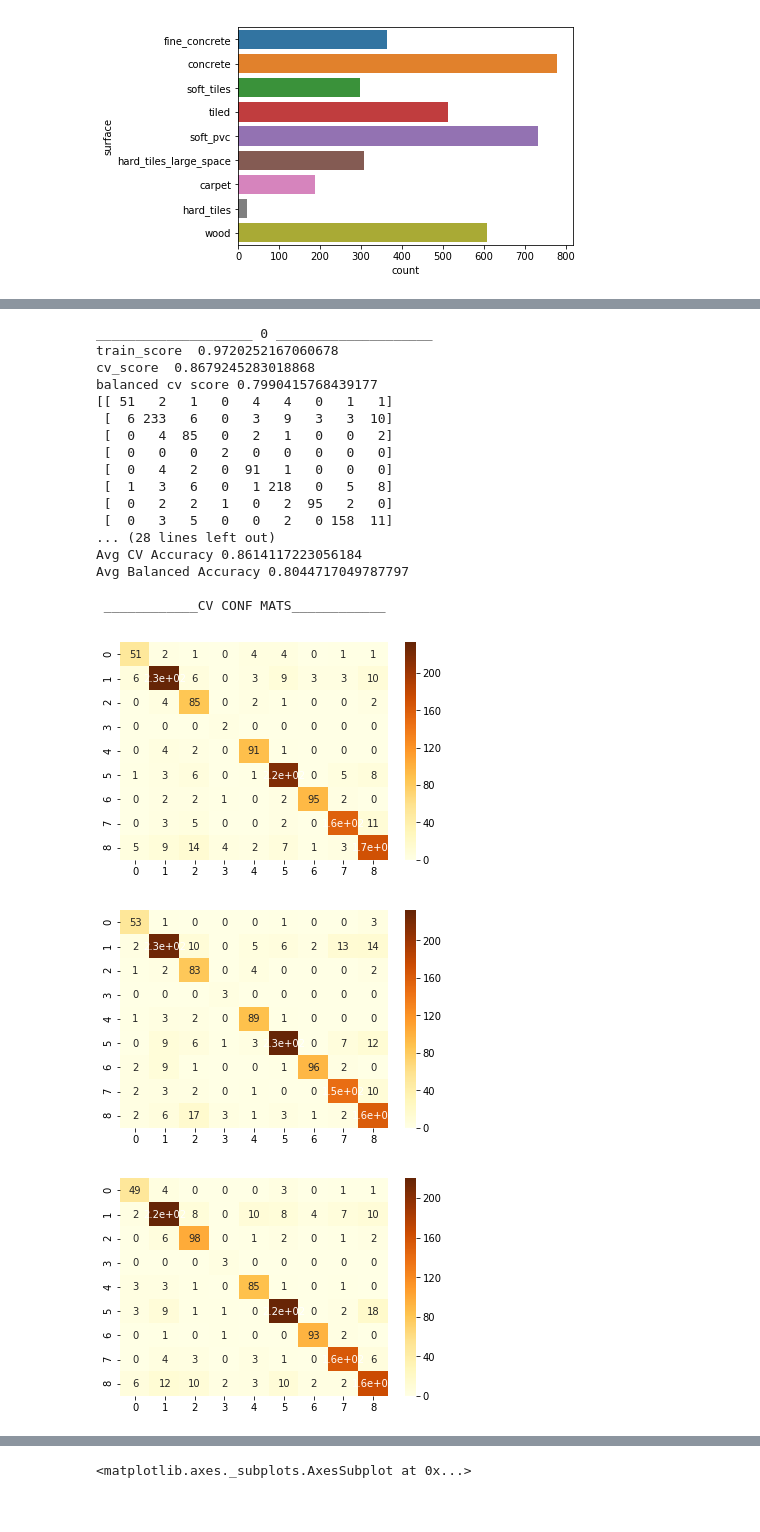
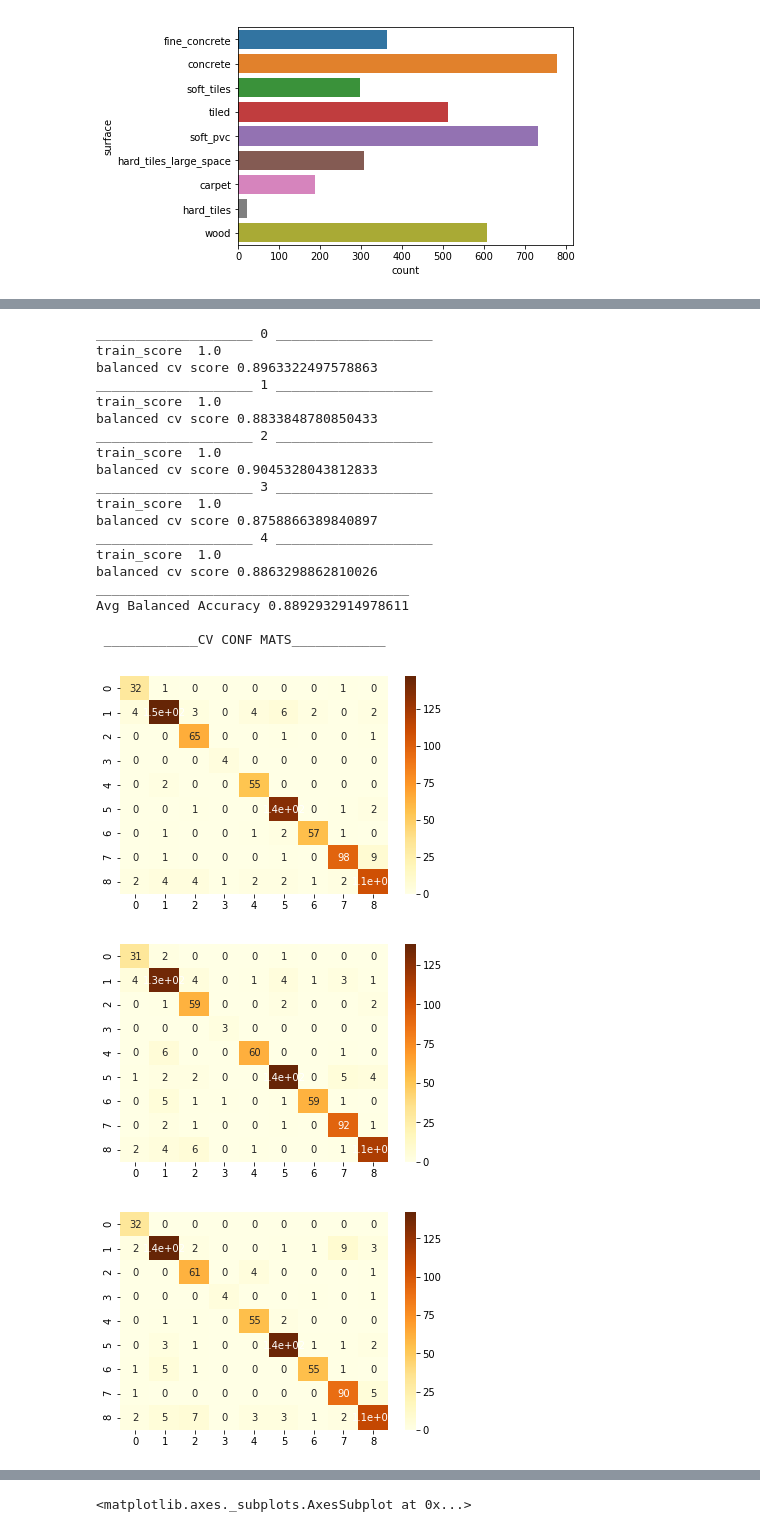
Before and after one commit to gonultasbu/kaggle_careercon_2019, a Jupyter notebook: 71v1.ipynb, the cells around one changed output, grey strips where cells are left out. Cells and saved outputs as stored; diff of their text form; code cells hidden in the pictures.

```diff
--- a/71v1.ipynb
+++ b/71v1.ipynb
@@ -70,6 +71,9 @@ def fe(actual):
     def f2(x):
         return np.mean(np.abs(np.diff(x)))
 
+    def f3(x):
+        return np.mean(np.diff(np.abs(np.diff(np.abs(np.diff(x))))))
+
     for col in actual.columns:
         if col in ['row_id', 'series_id', 'measurement_number']:
             continue
@@ -85,10 +89,23 @@ def fe(actual):
         # Change of Change. 2nd order.
         new[col + '_mean_change_of_abs_change'] = actual.groupby('series_id')[col].apply(f1)
 
+        # Change of Change. 3rd order.
+        new[col + '_mean_change_of_mean_change_of_abs_change'] = actual.groupby('series_id')[col].apply(f3)
+
         new[col + '_abs_max'] = actual.groupby('series_id')[col].apply(lambda x: np.max(np.abs(x)))
         new[col + '_abs_min'] = actual.groupby('series_id')[col].apply(lambda x: np.min(np.abs(x)))
 
     return new
+
+
+X_train = pd.read_csv('X_train.csv')
+X_test = pd.read_csv('X_test.csv')
+y_train = pd.read_csv('y_train.csv')
+SS = pd.read_csv('sample_submission.csv')
+
+X_train.head()
+countplot(y = 'surface', data = y_train)
+plt.show()
 # %% [output]
 [figure]
 # %%
@@ -189,5 +175,5 @@ result = bayes_cv_tuner.fit(X_train, y_train['surface'], groups=y_train['group_i
 # %%
-split_count = 3
+split_count = 5
 # folds = GroupShuffleSplit(n_splits=split_count, random_state=1337)
 folds = StratifiedKFold(n_splits=split_count, shuffle=True, random_state=1337)
 sub_preds = np.zeros((X_test.shape[0], 9))
@@ -200,7 +186,7 @@ clf = LGBMClassifier(colsample_bytree=0.03581900508076567, learning_rate=0.09308
                      scale_pos_weight=9.05248363351552, subsample=0.9056112605172989, subsample_for_bin=368683,
                      subsample_freq=9)
 '''
-clf = XGBClassifier(tree_method = 'gpu_hist')
+# clf = XGBClassifier(tree_method = 'gpu_hist')
 
 '''
 clf = RandomForestClassifier(max_depth=77, min_impurity_decrease=8.435373293206687e-08,
@@ -208,7 +194,7 @@ clf = RandomForestClassifier(max_depth=77, min_impurity_decrease=8.4353732932066
                             n_estimators=170, random_state=1337, class_weight = 'balanced')
 '''
 # clf = RandomForestClassifier(max_depth=65, min_impurity_decrease=9.756650941323682e-08, min_samples_leaf=1, min_samples_split=3,
-#                               min_weight_fraction_leaf=0.0, n_estimators=300, class_weight='balanced_subsample')
+                             min_weight_fraction_leaf=0.0, n_estimators=300, class_weight='balanced_subsample')
 
 # clf = RandomForestClassifier(n_estimators = 200, n_jobs =- 1, class_weight = 'balanced')
 
@@ -221,56 +207,59 @@ for i, (train_index, test_index) in enumerate(folds.split(X_train, y_train['surf
     clf.fit(X_train.iloc[train_index], y_train['surface'][train_index])
     score_sum += clf.score(X_train.iloc[test_index], y_train['surface'][test_index])
     print('train_score ', clf.score(X_train.iloc[train_index], y_train['surface'][train_index]))
-    print('cv_score ', clf.score(X_train.iloc[test_index], y_train['surface'][test_index]))
+    # print('cv_score ', clf.score(X_train.iloc[test_index], y_train['surface'][test_index]))
     plt.figure()
     cm = confusion_matrix(clf.predict(X_train.iloc[test_index]), y_train['surface'].iloc[test_index])
     sns.heatmap(cm, annot=True, cmap="YlOrBr")
     importances = clf.feature_importances_
     indices = np.argsort(importances)
     features = X_train.columns
     balscore = balanced_cv(cm)
     print('balanced cv score', balscore)
     balanced_cv_sum +=balscore
-    print(cm)
+    # print(cm)
+
     '''
     hm = 30
     plt.figure(figsize=(7, 10))
     plt.title('Feature Importances')
     plt.barh(range(len(indices[:hm])), importances[indices][:hm], color='b', align='center')
     plt.yticks(range(len(indices[:hm])), [features[i] for i in indices])
     plt.xlabel('Relative Importance')
     plt.show()
     '''
 
 
 print('_'*40)
 mean_cv_acc = score_sum / (split_count)
 mean_balanced_cv_acc = balanced_cv_sum / (split_count)
-print('Avg CV Accuracy', mean_cv_acc)
+# print('Avg CV Accuracy', mean_cv_acc)
 print('Avg Balanced Accuracy', mean_balanced_cv_acc)
 clf.fit(X_train, y_train['surface'])
 sub_preds = clf.predict_proba(X_test)
 print("\n ____________CV CONF MATS____________")
 SS['surface'] = le.inverse_transform(sub_preds.argmax(axis=1))
 SS.to_csv('rf.csv', index=False)
 # %% [output]
 ____________________ 0 ____________________
-train_score  0.9720252167060678
-cv_score  0.8679245283018868
-balanced cv score 0.7990415768439177
-[[ 51   2   1   0   4   4   0   1   1]
- [  6 233   6   0   3   9   3   3  10]
- [  0   4  85   0   2   1   0   0   2]
- [  0   0   0   2   0   0   0   0   0]
- [  0   4   2   0  91   1   0   0   0]
- [  1   3   6   0   1 218   0   5   8]
- [  0   2   2   1   0   2  95   2   0]
- [  0   3   5   0   0   2   0 158  11]
-... (28 lines left out)
-Avg CV Accuracy 0.8614117223056184
-Avg Balanced Accuracy 0.8044717049787797
+train_score  1.0
+balanced cv score 0.8963322497578863
+____________________ 1 ____________________
+train_score  1.0
+balanced cv score 0.8833848780850433
+____________________ 2 ____________________
+train_score  1.0
+balanced cv score 0.9045328043812833
+____________________ 3 ____________________
+train_score  1.0
+balanced cv score 0.8758866389840897
+____________________ 4 ____________________
+train_score  1.0
+balanced cv score 0.8863298862810026
+________________________________________
+Avg Balanced Accuracy 0.8892932914978611
 
  ____________CV CONF MATS____________
-[figure, old version]
+[figure, new version]
-[figure, old version]
+[figure, new version]
-[figure, old version]
+[figure, new version]
```
Also changed, not shown: parts of 7 cells of this notebook, 1 other file.
